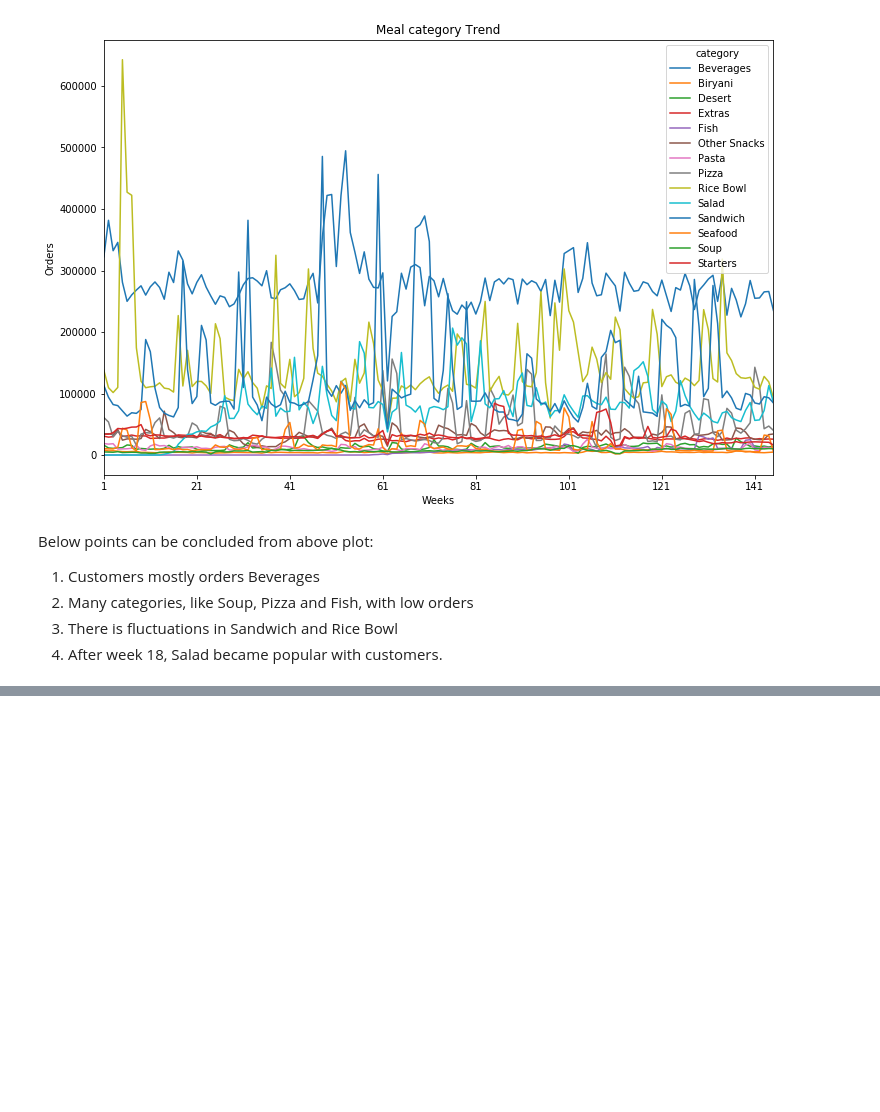
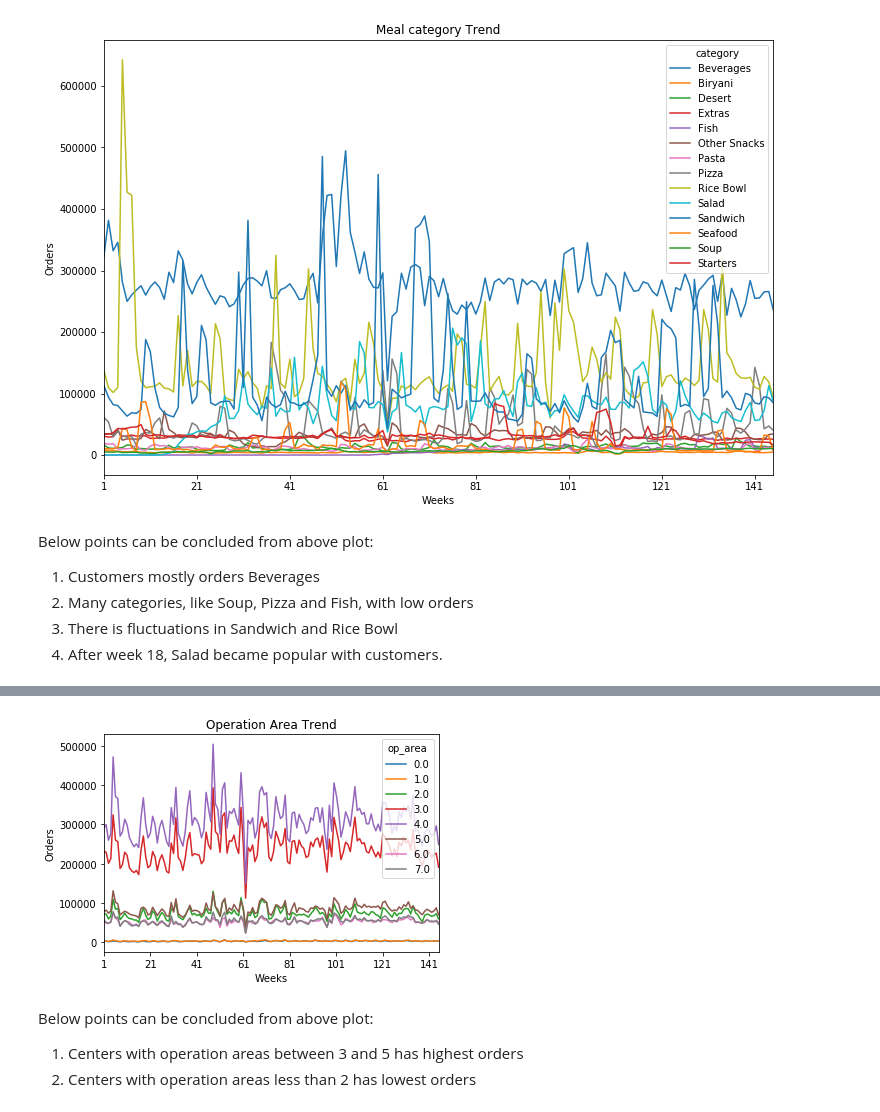
Before and after one commit to monilgudhka/food_demand_forecasting, a Jupyter notebook: data_analysis/story_telling.ipynb, the cells around one changed output, grey strips where cells are left out. Saved outputs shown, nothing was run; the diff lists cells and outputs as text; code cells hidden in the pictures; blank space fills up the shorter version.

```diff
--- a/data_analysis/story_telling.ipynb
+++ b/data_analysis/story_telling.ipynb
@@ -171,0 +246,5 @@ Below points can be concluded from above plot:
+# %%
+op_area_trend = dataset.copy()
+op_area_trend['op_area'] = np.floor(op_area_trend['op_area'])
+op_area_trend = op_area_trend.pivot_table(index='week', columns='op_area', values='num_orders', aggfunc='sum')
+op_area_trend.head()
@@ -171,0 +259,12 @@ Below points can be concluded from above plot:
+# %%
+op_area_trend.plot()
+_ = plt.title("Operation Area Trend")
+_ = plt.xlabel("Weeks")
+_ = plt.ylabel("Orders")
+plt.show()
+# %% [output]
+[figure, added]
+# %% [markdown]
+Below points can be concluded from above plot:
+1. Centers with operation areas between 3 and 5 has highest orders
+2. Centers with operation areas less than 2 has lowest orders
```
Also changed, not shown: parts of 17 cells of this notebook.
